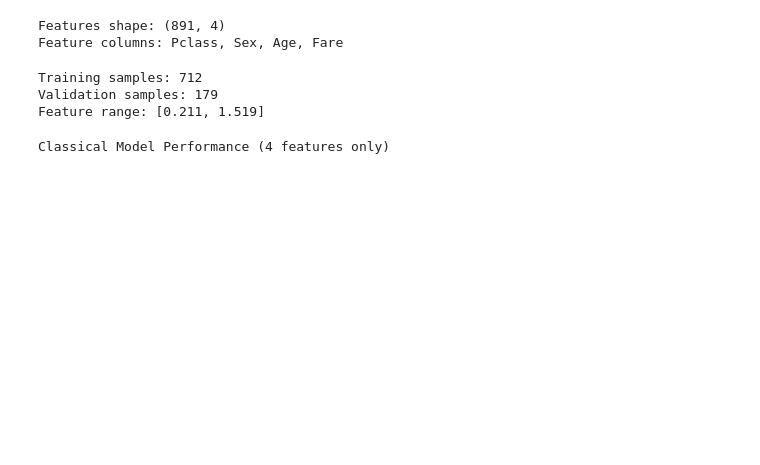
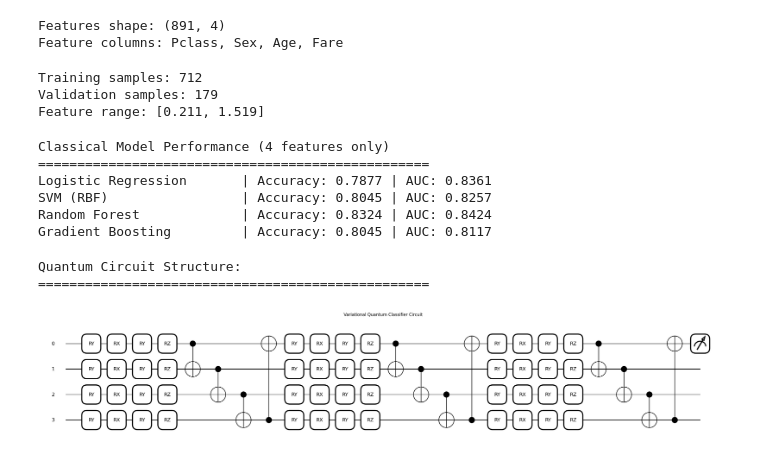
Before and after one commit to j76dvyt4q5-cyber/qiskit_projects, a Jupyter notebook: QML/07_vqc [2].ipynb, the cells around one changed output. Saved outputs shown, nothing was run; the diff lists cells and outputs as text; code cells hidden in the pictures; blank space fills up the shorter version.

```diff
--- a/QML/07_vqc [2].ipynb
+++ b/QML/07_vqc [2].ipynb
@@ -129,5 +130,66 @@ classical_models = {
 
 classical_results = {}
 print("Classical Model Performance (4 features only)")
+print("=" * 50)
+
+for name, model in classical_models.items():
+    model.fit(X_train_classical, y_train)
+    y_pred = model.predict(X_val_classical)
+    y_prob = model.predict_proba(X_val_classical)[:, 1]
+
+    acc = accuracy_score(y_val, y_pred)
+    auc = roc_auc_score(y_val, y_prob)
+    classical_results[name] = {'accuracy' : acc, 'auc' : auc}
+
+    print(f"{name:25s} | Accuracy: {acc:.4f} | AUC: {auc:.4f}")
 # %% [output]
 Classical Model Performance (4 features only)
+==================================================
+Logistic Regression       | Accuracy: 0.7877 | AUC: 0.8361
+SVM (RBF)                 | Accuracy: 0.8045 | AUC: 0.8257
+Random Forest             | Accuracy: 0.8324 | AUC: 0.8424
+Gradient Boosting         | Accuracy: 0.8045 | AUC: 0.8117
+# %%
+n_qubits = 4
+n_layers = 3
+
+dev = qml.device('default.qubit', wires=n_qubits)
+
+def angle_encoding(x):
+    for i in range(n_qubits):
+        qml.RY(x[i], wires=i)
+
+def variational_layer(weights, layer_idx):
+    for i in range(n_qubits):
+        qml.RX(weights[layer_idx, i, 0], wires=i)
+        qml.RY(weights[layer_idx, i, 1], wires=i)
+        qml.RZ(weights[layer_idx, i, 2], wires=i)
+
+    for i in range(n_qubits):
+        qml.CNOT(wires=[i, (i + 1) % n_qubits])
+
+@qml.qnode(dev)
+def quantum_circuit(weights, x):
+    angle_encoding(x)
+    for layer in range(n_layers):
+        variational_layer(weights, layer)
+        if layer < n_layers - 1:
+            angle_encoding(x)
+
+    return qml.expval(qml.PauliZ(0))
+
+print("Quantum Circuit Structure:")
+print("=" * 50)
+
+weight_shape = (n_layers, n_qubits, 3)
+sample_weights = pnp.random.uniform(0, 2*np.pi, weight_shape, requires_grad=True)
+sample_x = X_train[0]
+
+fig, ax = qml.draw_mpl(quantum_circuit)(sample_weights, sample_x)
+plt.title("Variational Quantum Classifier Circuit")
+plt.tight_layout()
+plt.show()
+# %% [output]
+Quantum Circuit Structure:
+==================================================
+[figure, added]
```
Also changed, not shown: parts of 8 cells of this notebook, 1 other file.
